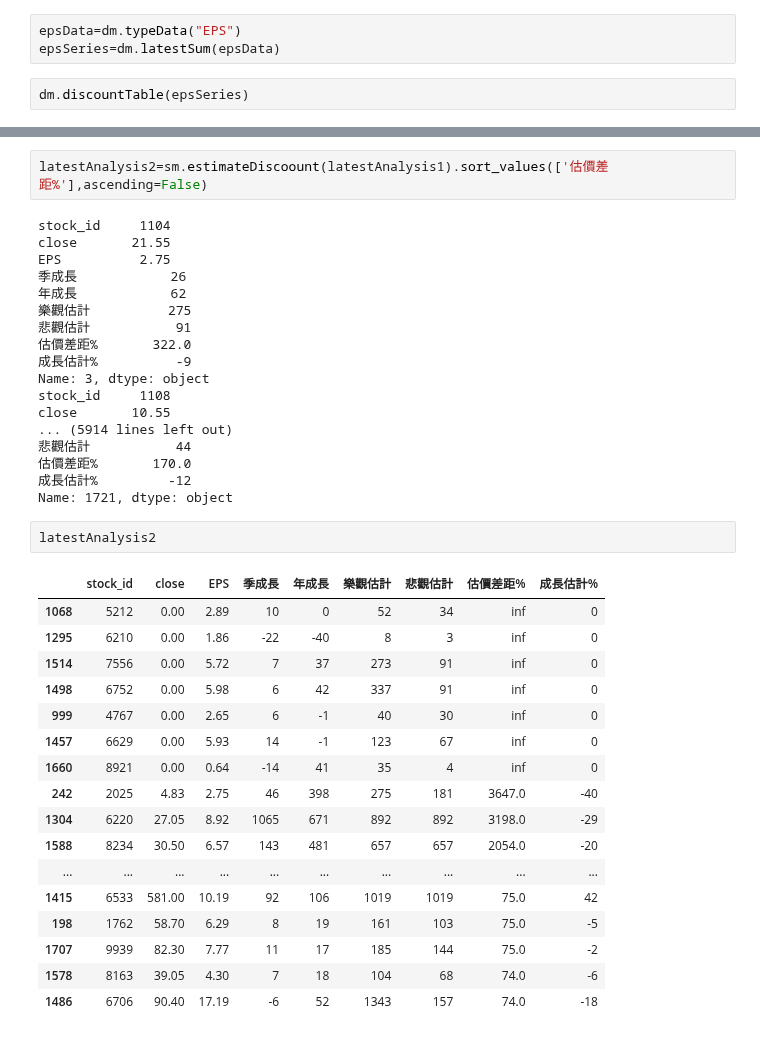
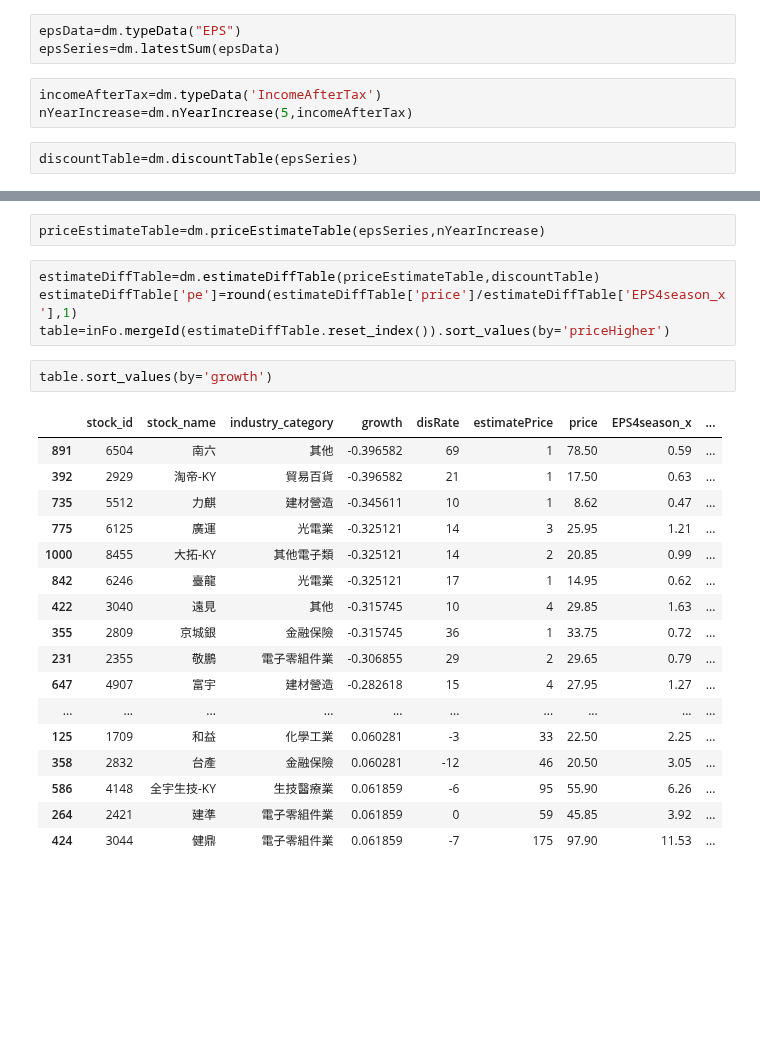
Before and after one commit to pkh-forresthsia/beTrue, a Jupyter notebook: priceModel.ipynb, the cells around one changed output, grey strips where cells are left out. Saved outputs shown, nothing was run; the diff lists cells and outputs as text; blank space fills up the shorter version.

```diff
--- a/priceModel.ipynb
+++ b/priceModel.ipynb
@@ -5,6 +10,9 @@ dm=DiscountModel()
 # %%
 epsData=dm.typeData("EPS")
 epsSeries=dm.latestSum(epsData)
+# %%
+incomeAfterTax=dm.typeData('IncomeAfterTax')
+nYearIncrease=dm.nYearIncrease(5,incomeAfterTax)
 # %%
-dm.discountTable(epsSeries)
+discountTable=dm.discountTable(epsSeries)
 # %% [output]
@@ -53,40 +36,26 @@ pd.merge(latestAnalysis1,Ids,how="inner").sort_values(['估價差距%'],ascendin
-# %%
-latestAnalysis2=sm.estimateDiscoount(latestAnalysis1).sort_values(['估價差距%'],ascending=False)
-# %% [output]
-stock_id     1104
-close       21.55
-EPS          2.75
-季成長            26
-年成長            62
-樂觀估計          275
-悲觀估計           91
-估價差距%       322.0
-成長估計%          -9
-Name: 3, dtype: object
-stock_id     1108
-close       10.55
-... (5914 lines left out)
-悲觀估計           44
-估價差距%       170.0
-成長估計%         -12
-Name: 1721, dtype: object
-# %%
-latestAnalysis2
-# %% [output]
-|  | stock_id | close | EPS | 季成長 | 年成長 | 樂觀估計 | 悲觀估計 | 估價差距% | 成長估計% |
-| 1068 | 5212 | 0.00 | 2.89 | 10 | 0 | 52 | 34 | inf | 0 |
-| 1295 | 6210 | 0.00 | 1.86 | -22 | -40 | 8 | 3 | inf | 0 |
-| 1514 | 7556 | 0.00 | 5.72 | 7 | 37 | 273 | 91 | inf | 0 |
-| 1498 | 6752 | 0.00 | 5.98 | 6 | 42 | 337 | 91 | inf | 0 |
-| 999 | 4767 | 0.00 | 2.65 | 6 | -1 | 40 | 30 | inf | 0 |
-| 1457 | 6629 | 0.00 | 5.93 | 14 | -1 | 123 | 67 | inf | 0 |
-| 1660 | 8921 | 0.00 | 0.64 | -14 | 41 | 35 | 4 | inf | 0 |
-| 242 | 2025 | 4.83 | 2.75 | 46 | 398 | 275 | 181 | 3647.0 | -40 |
-| 1304 | 6220 | 27.05 | 8.92 | 1065 | 671 | 892 | 892 | 3198.0 | -29 |
-| 1588 | 8234 | 30.50 | 6.57 | 143 | 481 | 657 | 657 | 2054.0 | -20 |
-| ... | ... | ... | ... | ... | ... | ... | ... | ... | ... |
-| 1415 | 6533 | 581.00 | 10.19 | 92 | 106 | 1019 | 1019 | 75.0 | 42 |
-| 198 | 1762 | 58.70 | 6.29 | 8 | 19 | 161 | 103 | 75.0 | -5 |
-| 1707 | 9939 | 82.30 | 7.77 | 11 | 17 | 185 | 144 | 75.0 | -2 |
-| 1578 | 8163 | 39.05 | 4.30 | 7 | 18 | 104 | 68 | 74.0 | -6 |
-| 1486 | 6706 | 90.40 | 17.19 | -6 | 52 | 1343 | 157 | 74.0 | -18 |
+# %%
+priceEstimateTable=dm.priceEstimateTable(epsSeries,nYearIncrease)
+# %%
+estimateDiffTable=dm.estimateDiffTable(priceEstimateTable,discountTable)
+estimateDiffTable['pe']=round(estimateDiffTable['price']/estimateDiffTable['EPS4season_x'],1)
+table=inFo.mergeId(estimateDiffTable.reset_index()).sort_values(by='priceHigher')
+# %%
+table.sort_values(by='growth')
+# %% [output]
+|  | stock_id | stock_name | industry_category | growth | disRate | estimatePrice | price | EPS4season_x | ... |
+| 891 | 6504 | 南六 | 其他 | -0.396582 | 69 | 1 | 78.50 | 0.59 | ... |
+| 392 | 2929 | 淘帝-KY | 貿易百貨 | -0.396582 | 21 | 1 | 17.50 | 0.63 | ... |
+| 735 | 5512 | 力麒 | 建材營造 | -0.345611 | 10 | 1 | 8.62 | 0.47 | ... |
+| 775 | 6125 | 廣運 | 光電業 | -0.325121 | 14 | 3 | 25.95 | 1.21 | ... |
+| 1000 | 8455 | 大拓-KY | 其他電子類 | -0.325121 | 14 | 2 | 20.85 | 0.99 | ... |
+| 842 | 6246 | 臺龍 | 光電業 | -0.325121 | 17 | 1 | 14.95 | 0.62 | ... |
+| 422 | 3040 | 遠見 | 其他 | -0.315745 | 10 | 4 | 29.85 | 1.63 | ... |
+| 355 | 2809 | 京城銀 | 金融保險 | -0.315745 | 36 | 1 | 33.75 | 0.72 | ... |
+| 231 | 2355 | 敬鵬 | 電子零組件業 | -0.306855 | 29 | 2 | 29.65 | 0.79 | ... |
+| 647 | 4907 | 富宇 | 建材營造 | -0.282618 | 15 | 4 | 27.95 | 1.27 | ... |
+| ... | ... | ... | ... | ... | ... | ... | ... | ... | ... |
+| 125 | 1709 | 和益 | 化學工業 | 0.060281 | -3 | 33 | 22.50 | 2.25 | ... |
+| 358 | 2832 | 台產 | 金融保險 | 0.060281 | -12 | 46 | 20.50 | 3.05 | ... |
+| 586 | 4148 | 全宇生技-KY | 生技醫療業 | 0.061859 | -6 | 95 | 55.90 | 6.26 | ... |
+| 264 | 2421 | 建準 | 電子零組件業 | 0.061859 | 0 | 59 | 45.85 | 3.92 | ... |
+| 424 | 3044 | 健鼎 | 電子零組件業 | 0.061859 | -7 | 175 | 97.90 | 11.53 | ... |
```
Also changed, not shown: parts of 6 cells of this notebook, 9 other files.
